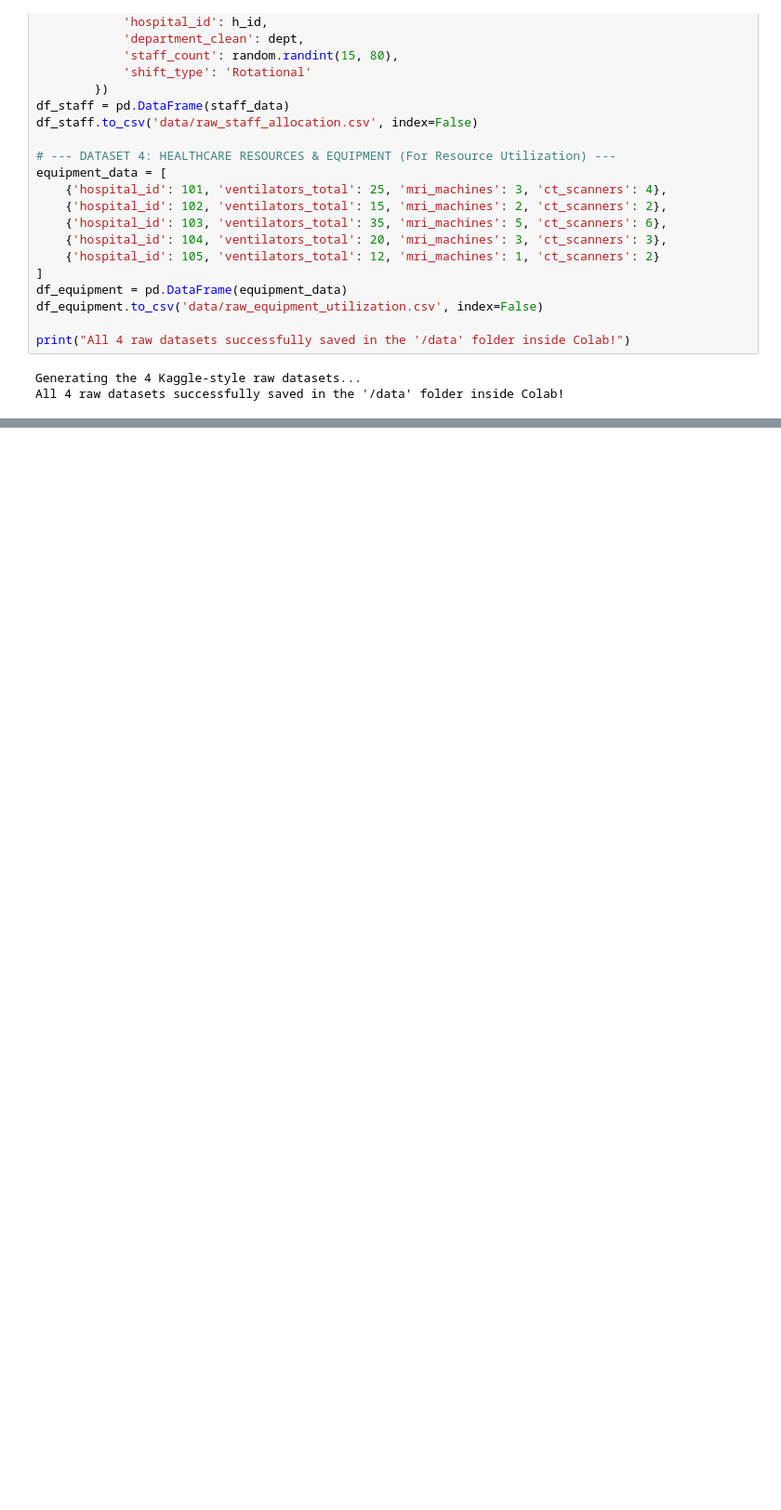
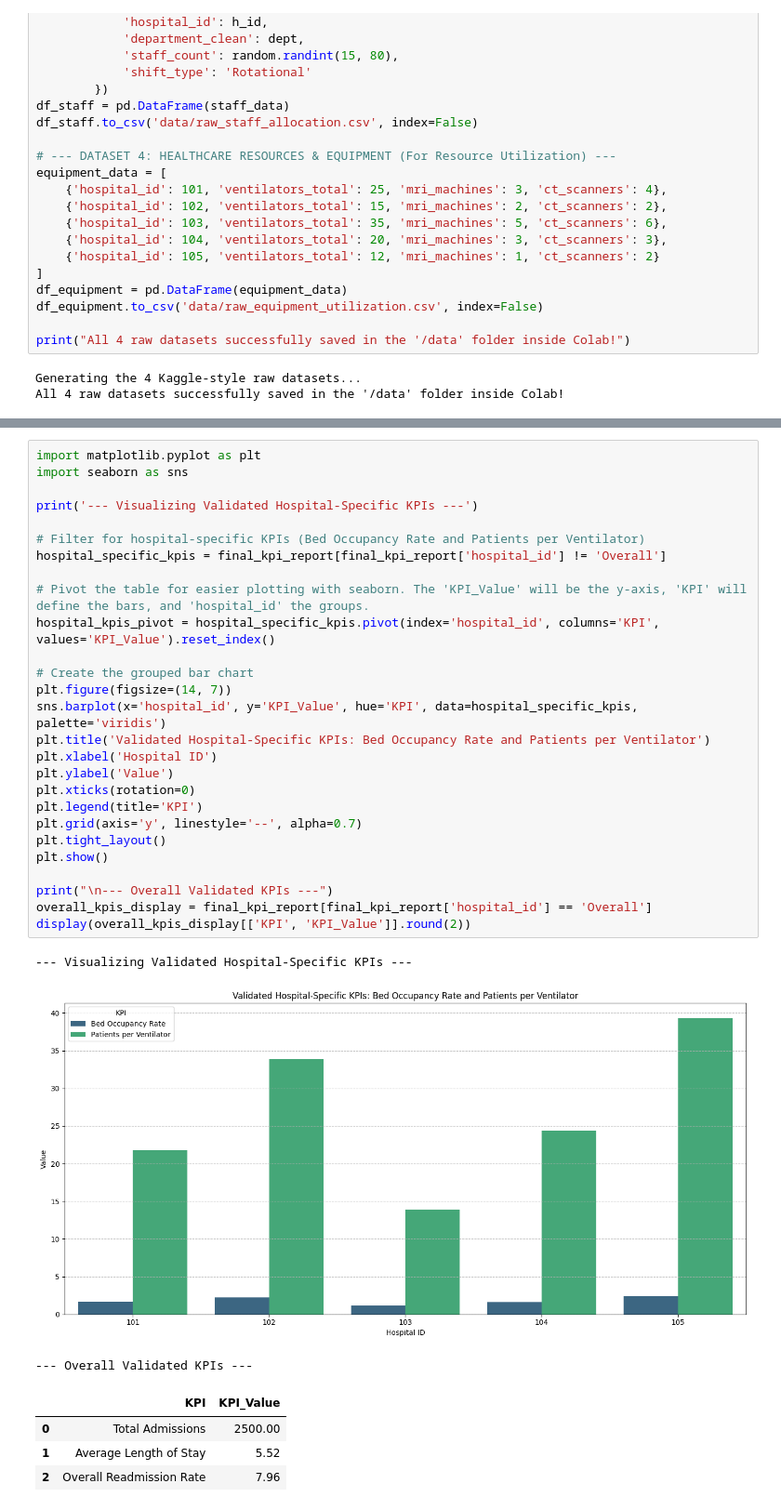
Before and after one commit to springboardmentor2801p/MedTrack_DV, a Jupyter notebook: MedTrack_DV.ipynb, the cells around one changed output, grey strips where cells are left out. Shown at 93% size. Drawn from its saved outputs; the diff is of its cells as text; blank space fills up the shorter version.

```diff
--- a/MedTrack_DV.ipynb
+++ b/MedTrack_DV.ipynb
@@ -174,0 +652,35 @@ This is the exact file you will connect to Tableau!
+# %%
+import matplotlib.pyplot as plt
+import seaborn as sns
+
+print('--- Visualizing Validated Hospital-Specific KPIs ---')
+
+# Filter for hospital-specific KPIs (Bed Occupancy Rate and Patients per Ventilator)
+hospital_specific_kpis = final_kpi_report[final_kpi_report['hospital_id'] != 'Overall']
+
+# Pivot the table for easier plotting with seaborn. The 'KPI_Value' will be the y-axis, 'KPI' will define the bars, and 'hospital_id' the groups.
+hospital_kpis_pivot = hospital_specific_kpis.pivot(index='hospital_id', columns='KPI', values='KPI_Value').reset_index()
+
+# Create the grouped bar chart
+plt.figure(figsize=(14, 7))
+sns.barplot(x='hospital_id', y='KPI_Value', hue='KPI', data=hospital_specific_kpis, palette='viridis')
+plt.title('Validated Hospital-Specific KPIs: Bed Occupancy Rate and Patients per Ventilator')
+plt.xlabel('Hospital ID')
+plt.ylabel('Value')
+plt.xticks(rotation=0)
+plt.legend(title='KPI')
+plt.grid(axis='y', linestyle='--', alpha=0.7)
+plt.tight_layout()
+plt.show()
+
+print("\n--- Overall Validated KPIs ---")
+overall_kpis_display = final_kpi_report[final_kpi_report['hospital_id'] == 'Overall']
+display(overall_kpis_display[['KPI', 'KPI_Value']].round(2))
+# %% [output]
+--- Visualizing Validated Hospital-Specific KPIs ---
+[figure, added]
+--- Overall Validated KPIs ---
+|  | KPI | KPI_Value |
+| 0 | Total Admissions | 2500.00 |
+| 1 | Average Length of Stay | 5.52 |
+| 2 | Overall Readmission Rate | 7.96 |
```
Also changed, not shown: parts of 33 cells of this notebook.
